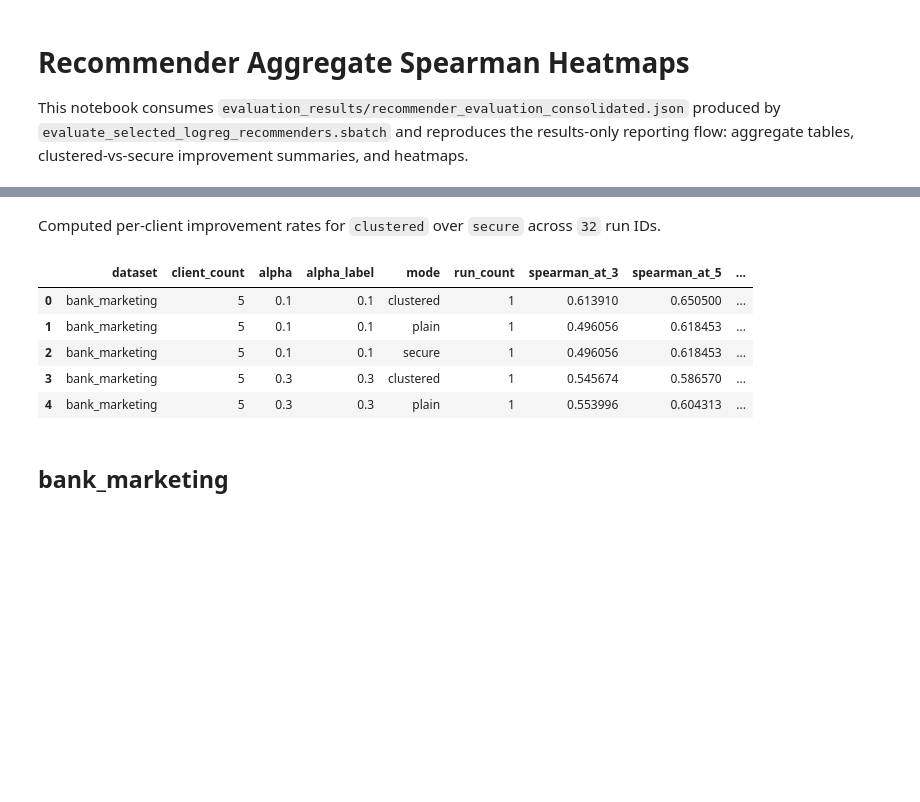
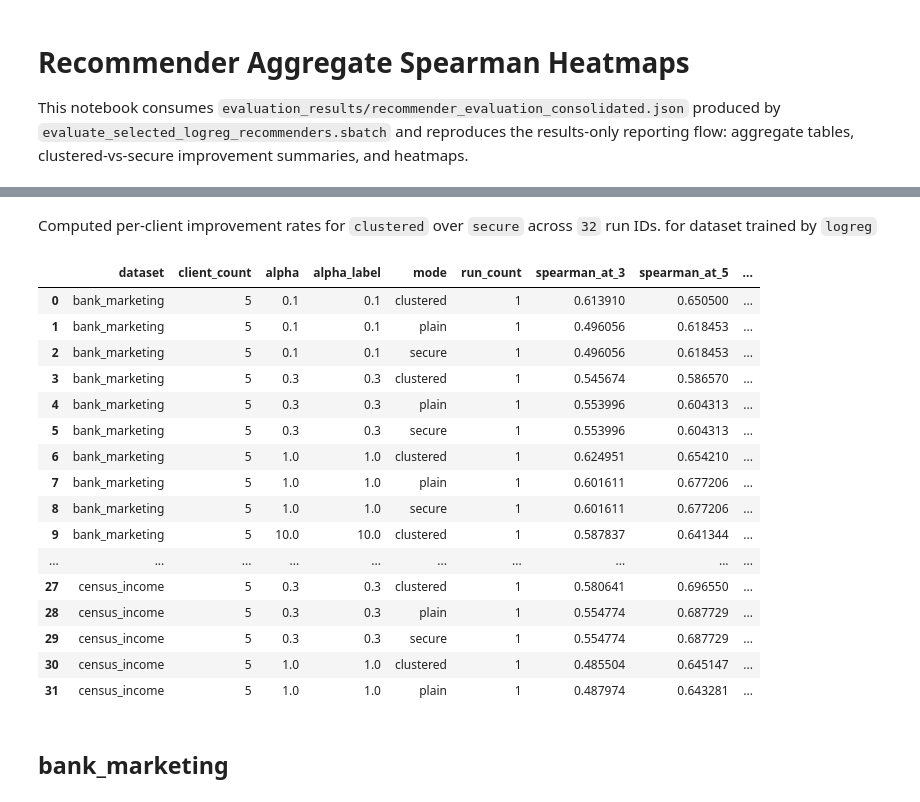
Before and after one commit to kellemNegasi/FedPEARL, a Jupyter notebook: notebooks/recommender_evaluation_spearman_heatmaps.ipynb, the cells around one changed output, grey strips where cells are left out. Cells and saved outputs as stored; diff of their text form; code cells hidden in the pictures; blank space fills up the shorter version.

```diff
--- a/notebooks/recommender_evaluation_spearman_heatmaps.ipynb
+++ b/notebooks/recommender_evaluation_spearman_heatmaps.ipynb
@@ -457,36 +497,48 @@ def aggregate_clustered_improvements(improvements: pd.DataFrame) -> pd.DataFrame
             improved_count=("improved_count", "sum"),
             tied_count=("tied_count", "sum"),
             worse_count=("worse_count", "sum"),
             comparable_client_count=("comparable_client_count", "sum"),
         )
         .sort_values(["dataset", "client_count", "alpha", "metric"])
         .reset_index(drop=True)
     )
     grouped["improved_pct"] = np.where(
         grouped["comparable_client_count"] > 0,
         100.0 * grouped["improved_count"] / grouped["comparable_client_count"],
         np.nan,
     )
     return grouped
 
 
 aggregated_results = aggregate_results(run_results)
 clustered_improvements = load_clustered_improvements(raw_client_results)
 aggregated_clustered_improvements = aggregate_clustered_improvements(clustered_improvements)
 
 display(Markdown(
-    f"Computed per-client improvement rates for `{IMPROVEMENT_TARGET_MODE}` over `{IMPROVEMENT_BASELINE_MODE}` across `{clustered_improvements['run_id'].nunique() if not clustered_improvements.empty else 0}` run IDs."
+    f"Computed per-client improvement rates for `{IMPROVEMENT_TARGET_MODE}` over `{IMPROVEMENT_BASELINE_MODE}` across `{clustered_improvements['run_id'].nunique() if not clustered_improvements.empty else 0}` run IDs. for dataset trained by `{SELECTED_MODEL_NAME}`"
 ))
 
-aggregated_results.head()
+aggregated_results.to_csv("./result_logreg_updated.csv")
+aggregated_results.head(32)
 # %% [output]
-Computed per-client improvement rates for `clustered` over `secure` across `32` run IDs.
+Computed per-client improvement rates for `clustered` over `secure` across `32` run IDs. for dataset trained by `logreg`
 |  | dataset | client_count | alpha | alpha_label | mode | run_count | spearman_at_3 | spearman_at_5 | ... |
 | 0 | bank_marketing | 5 | 0.1 | 0.1 | clustered | 1 | 0.613910 | 0.650500 | ... |
 | 1 | bank_marketing | 5 | 0.1 | 0.1 | plain | 1 | 0.496056 | 0.618453 | ... |
 | 2 | bank_marketing | 5 | 0.1 | 0.1 | secure | 1 | 0.496056 | 0.618453 | ... |
 | 3 | bank_marketing | 5 | 0.3 | 0.3 | clustered | 1 | 0.545674 | 0.586570 | ... |
 | 4 | bank_marketing | 5 | 0.3 | 0.3 | plain | 1 | 0.553996 | 0.604313 | ... |
+| 5 | bank_marketing | 5 | 0.3 | 0.3 | secure | 1 | 0.553996 | 0.604313 | ... |
+| 6 | bank_marketing | 5 | 1.0 | 1.0 | clustered | 1 | 0.624951 | 0.654210 | ... |
+| 7 | bank_marketing | 5 | 1.0 | 1.0 | plain | 1 | 0.601611 | 0.677206 | ... |
+| 8 | bank_marketing | 5 | 1.0 | 1.0 | secure | 1 | 0.601611 | 0.677206 | ... |
+| 9 | bank_marketing | 5 | 10.0 | 10.0 | clustered | 1 | 0.587837 | 0.641344 | ... |
+| ... | ... | ... | ... | ... | ... | ... | ... | ... | ... |
+| 27 | census_income | 5 | 0.3 | 0.3 | clustered | 1 | 0.580641 | 0.696550 | ... |
+| 28 | census_income | 5 | 0.3 | 0.3 | plain | 1 | 0.554774 | 0.687729 | ... |
+| 29 | census_income | 5 | 0.3 | 0.3 | secure | 1 | 0.554774 | 0.687729 | ... |
+| 30 | census_income | 5 | 1.0 | 1.0 | clustered | 1 | 0.485504 | 0.645147 | ... |
+| 31 | census_income | 5 | 1.0 | 1.0 | plain | 1 | 0.487974 | 0.643281 | ... |
 # %%
 def build_heatmap_payload(
     results: pd.DataFrame,
```
Also changed, not shown: parts of 2 cells of this notebook, 4 other files.
